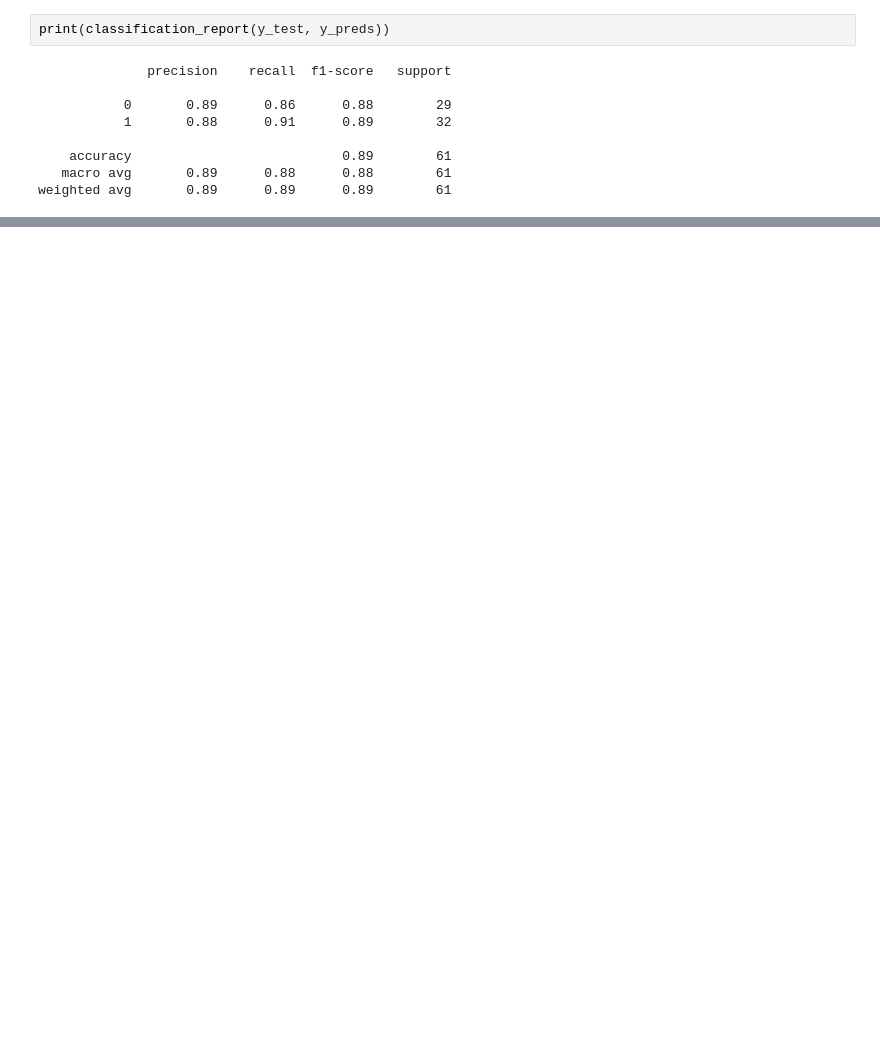
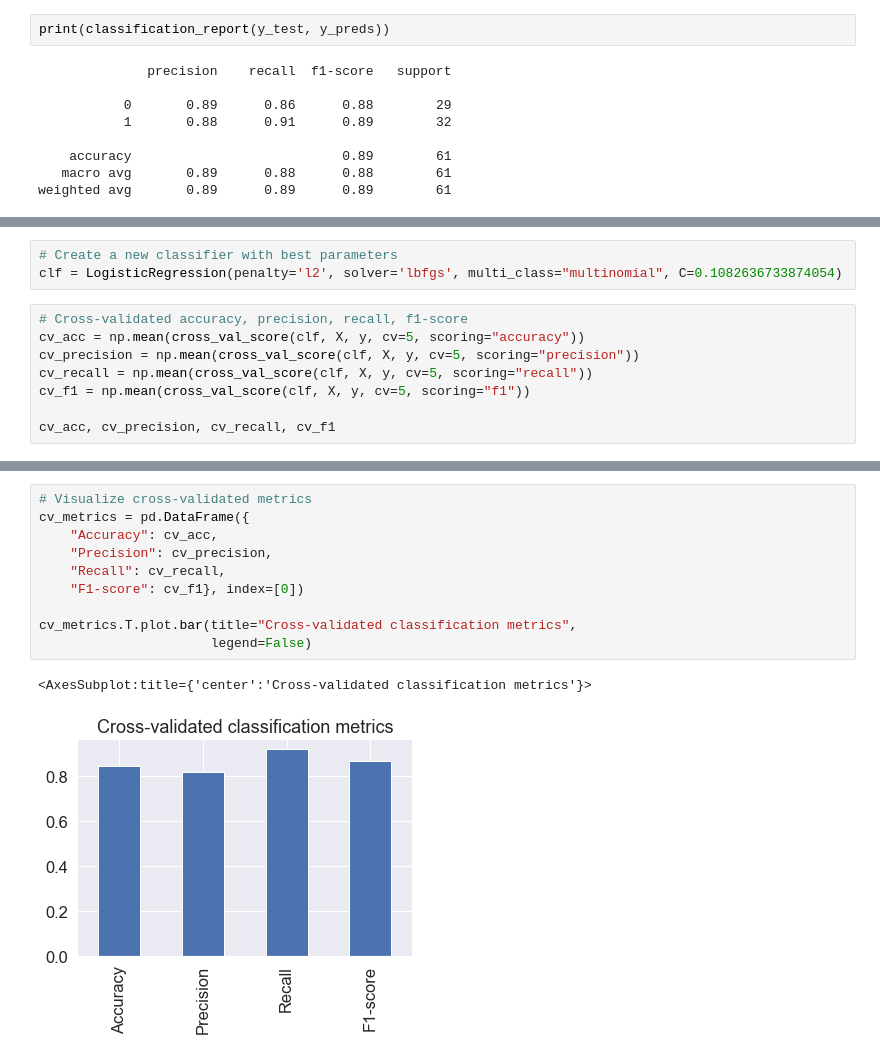
Before and after one commit to KyrylR/supervised-learning-classification, a Jupyter notebook: end-to-end-heart-disease-classification.ipynb, the cells around one changed output, grey strips where cells are left out. Drawn from its saved outputs; the diff is of its cells as text; blank space fills up the shorter version.

Commit message:
Evaluating and Visualize cross-validated metrics

```diff
--- a/end-to-end-heart-disease-classification.ipynb
+++ b/end-to-end-heart-disease-classification.ipynb
@@ -722,0 +742,11 @@ weighted avg       0.89      0.89      0.89        61
+# %%
+# Create a new classifier with best parameters
+clf = LogisticRegression(penalty='l2', solver='lbfgs', multi_class="multinomial", C=0.1082636733874054)
+# %%
+# Cross-validated accuracy, precision, recall, f1-score
+cv_acc = np.mean(cross_val_score(clf, X, y, cv=5, scoring="accuracy"))
+cv_precision = np.mean(cross_val_score(clf, X, y, cv=5, scoring="precision"))
+cv_recall = np.mean(cross_val_score(clf, X, y, cv=5, scoring="recall"))
+cv_f1 = np.mean(cross_val_score(clf, X, y, cv=5, scoring="f1"))
+
+cv_acc, cv_precision, cv_recall, cv_f1
@@ -722,0 +775,13 @@ weighted avg       0.89      0.89      0.89        61
+# %%
+# Visualize cross-validated metrics
+cv_metrics = pd.DataFrame({
+    "Accuracy": cv_acc,
+    "Precision": cv_precision,
+    "Recall": cv_recall,
+    "F1-score": cv_f1}, index=[0])
+
+cv_metrics.T.plot.bar(title="Cross-validated classification metrics",
+                      legend=False)
+# %% [output]
+<AxesSubplot:title={'center':'Cross-validated classification metrics'}>
+[figure, added]
```
Also changed, not shown: parts of 5 cells of this notebook.
